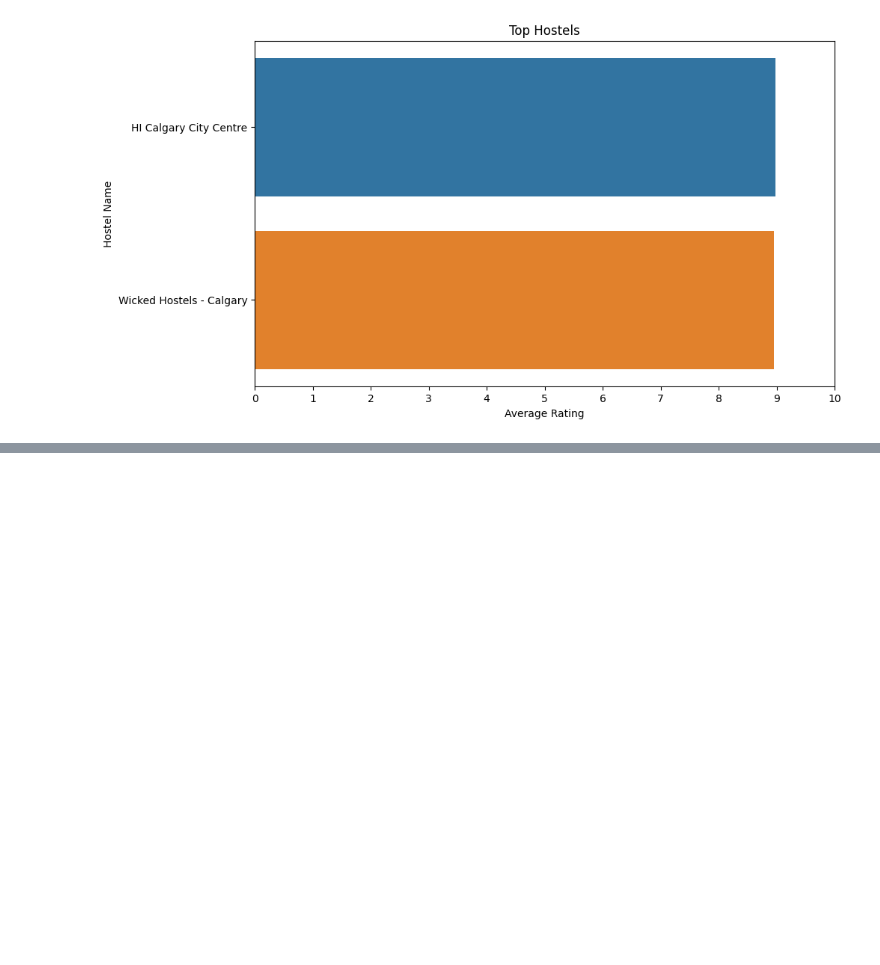
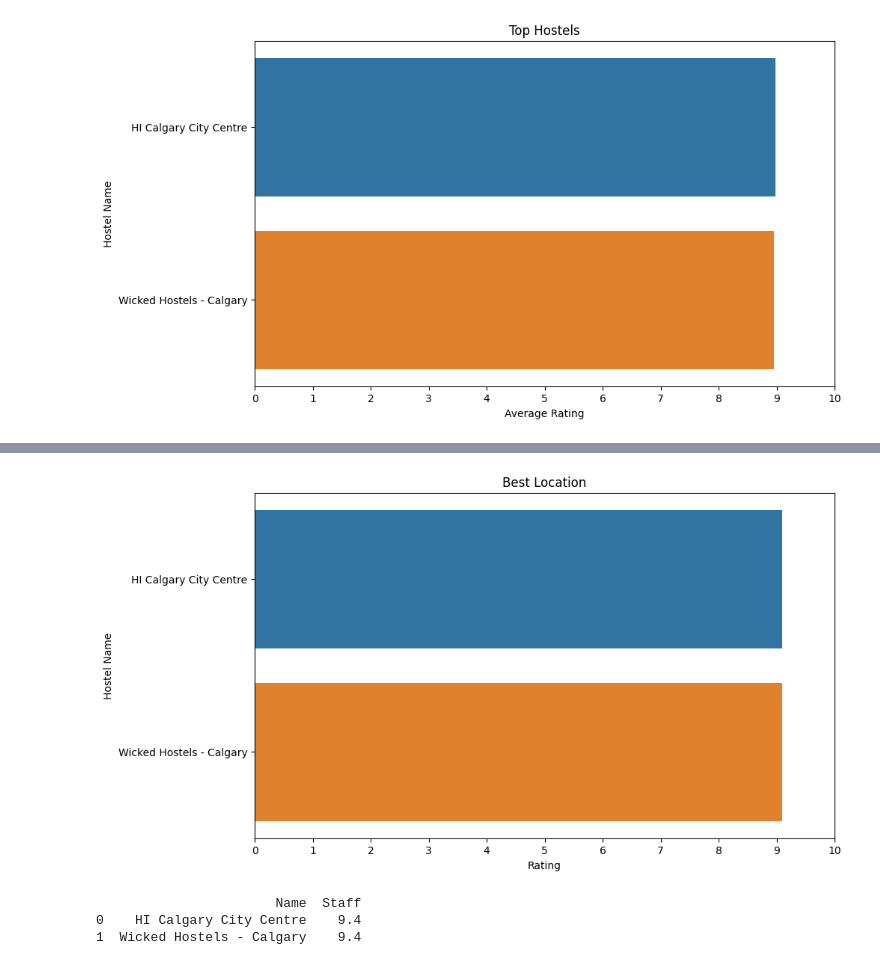
Before and after one commit to vknanavati/React-Flask-Hostel-App, a Jupyter notebook: backend/hostel_graphs.ipynb, the cells around one changed output, grey strips where cells are left out. Drawn from its saved outputs; the diff is of its cells as text; code cells hidden in the pictures; blank space fills up the shorter version.

```diff
--- a/backend/hostel_graphs.ipynb
+++ b/backend/hostel_graphs.ipynb
@@ -66,0 +108,28 @@ plt.close()
+# %%
+top_location = highest_location.sort_values(by= 'Location', ascending=False)[:20]
+fig, ax = plt.subplots(figsize=(10,6))
+
+ax.set_xlim(0,10)
+ax.set_xticks(range(0,11))
+
+sns.barplot(y=top_location.Name, x=top_location.Location)
+
+plt.xlabel('Rating')
+plt.ylabel('Hostel Name')
+plt.title('Best Location')
+
+plt.savefig('static/images/graph3.png', bbox_inches='tight')
+
+plt.show()
+
+plt.close()
+# %% [output]
+[figure, added]
+# %%
+highest_staff = df_test.iloc[:, [0,3]].head(10)
+highest_staff = highest_staff.sort_values('Staff', ascending=False)
+print(highest_staff)
+# %% [output]
+                       Name  Staff
+0    HI Calgary City Centre    9.4
+1  Wicked Hostels - Calgary    9.4
```
Also changed, not shown: parts of 13 cells of this notebook.
